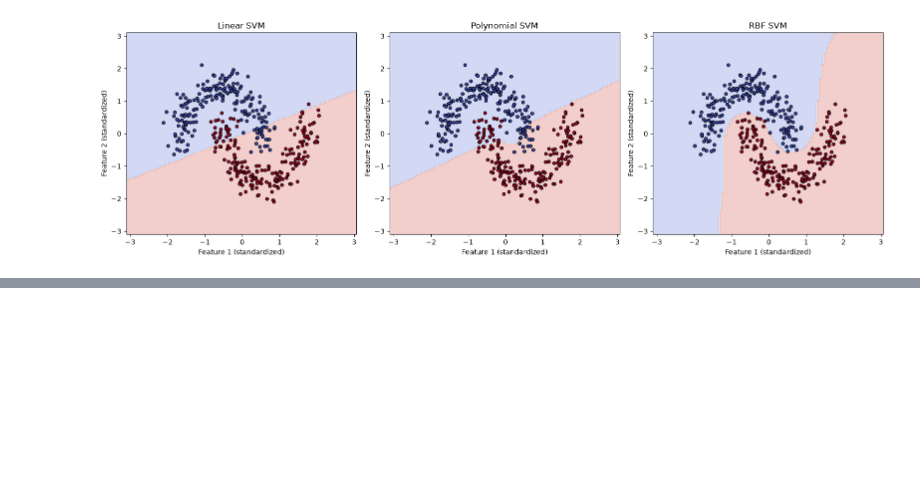
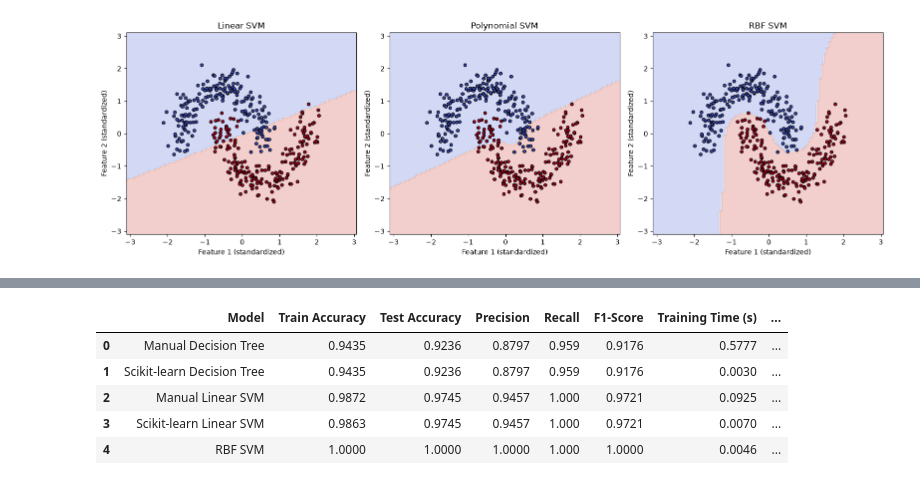
Before and after one commit to Aum-Tailor/202618026_AumTailor_DS605, a Jupyter notebook: 202618026_Lab_08/lab_08.ipynb, the cells around one changed output, grey strips where cells are left out. Cells and saved outputs as stored; diff of their text form; code cells hidden in the pictures; blank space fills up the shorter version.

```diff
--- a/202618026_Lab_08/lab_08.ipynb
+++ b/202618026_Lab_08/lab_08.ipynb
@@ -1050,0 +1071,19 @@ NameError: name 'X_train_full' is not defined
+# %%
+# Standardize all four features for SVM models
+X_mean_full = X_train_full.mean(axis=0)
+X_std_full = X_train_full.std(axis=0)
+
+X_train_full_scaled = (X_train_full - X_mean_full) / X_std_full
+X_test_full_scaled = (X_test_full - X_mean_full) / X_std_full
+
+# Convert labels to -1/+1 for the manual SVM
+y_train_full_svm = np.where(y_train_full == 1, 1, -1)
+y_test_full_svm = np.where(y_test_full == 1, 1, -1)
+
+print("Training feature means after scaling:")
+print(X_train_full_scaled.mean(axis=0).round(4))
+
+print("\nTraining feature standard deviations:")
+print(X_train_full_scaled.std(axis=0).round(4))
+
+print("\nSVM labels:", np.unique(y_train_full_svm))
@@ -1050,0 +1300,71 @@ NameError: name 'X_train_full' is not defined
+# %%
+import time
+import pandas as pd
+from sklearn.metrics import accuracy_score, precision_score, recall_score, f1_score
+
+# Measure prediction time for the existing models.
+# These measurements include predictions on both training and test sets.
+prediction_functions = {
+    "Manual Decision Tree": lambda: (
+        predict_tree(manual_tree_full, X_train_full),
+        predict_tree(manual_tree_full, X_test_full)
+    ),
+    "Scikit-learn Decision Tree": lambda: (
+        sk_tree_full.predict(X_train_full),
+        sk_tree_full.predict(X_test_full)
+    ),
+    "Manual Linear SVM": lambda: (
+        np.where(predict_svm(X_train_full_scaled, w_full, b_full) == 1, 1, 0),
+        np.where(predict_svm(X_test_full_scaled, w_full, b_full) == 1, 1, 0)
+    ),
+    "Scikit-learn Linear SVM": lambda: (
+        np.where(sk_svm_full.predict(X_train_full_scaled) == 1, 1, 0),
+        np.where(sk_svm_full.predict(X_test_full_scaled) == 1, 1, 0)
+    ),
+    "RBF SVM": lambda: (
+        rbf_svm_full.predict(X_train_full_scaled),
+        rbf_svm_full.predict(X_test_full_scaled)
+    )
+}
+
+predictions = {}
+prediction_times = {}
+
+for name, predict_func in prediction_functions.items():
+    start = time.perf_counter()
+    train_pred, test_pred = predict_func()
+    prediction_times[name] = time.perf_counter() - start
+    predictions[name] = (train_pred, test_pred)
+
+# Reuse the training times recorded from your earlier outputs.
+training_times = {
+    "Manual Decision Tree": 0.577736,
+    "Scikit-learn Decision Tree": 0.002968,
+    "Manual Linear SVM": 0.092532,
+    "Scikit-learn Linear SVM": sk_svm_full_train_time,
+    "RBF SVM": rbf_svm_full_train_time
+}
+
+rows = []
+
+for name, (train_pred, test_pred) in predictions.items():
+    rows.append({
+        "Model": name,
+        "Train Accuracy": accuracy_score(y_train_full, train_pred),
+        "Test Accuracy": accuracy_score(y_test_full, test_pred),
+        "Precision": precision_score(y_test_full, test_pred, zero_division=0),
+        "Recall": recall_score(y_test_full, test_pred, zero_division=0),
+        "F1-Score": f1_score(y_test_full, test_pred, zero_division=0),
+        "Training Time (s)": training_times[name],
+        "Prediction Time (train + test) (s)": prediction_times[name]
+    })
+
+comparison_df = pd.DataFrame(rows)
+display(comparison_df.round(4))
+# %% [output]
+|  | Model | Train Accuracy | Test Accuracy | Precision | Recall | F1-Score | Training Time (s) | ... |
+| 0 | Manual Decision Tree | 0.9435 | 0.9236 | 0.8797 | 0.959 | 0.9176 | 0.5777 | ... |
+| 1 | Scikit-learn Decision Tree | 0.9435 | 0.9236 | 0.8797 | 0.959 | 0.9176 | 0.0030 | ... |
+| 2 | Manual Linear SVM | 0.9872 | 0.9745 | 0.9457 | 1.000 | 0.9721 | 0.0925 | ... |
+| 3 | Scikit-learn Linear SVM | 0.9863 | 0.9745 | 0.9457 | 1.000 | 0.9721 | 0.0070 | ... |
+| 4 | RBF SVM | 1.0000 | 1.0000 | 1.0000 | 1.000 | 1.0000 | 0.0046 | ... |
```
Also changed, not shown: parts of 10 cells of this notebook, 1 other file.
